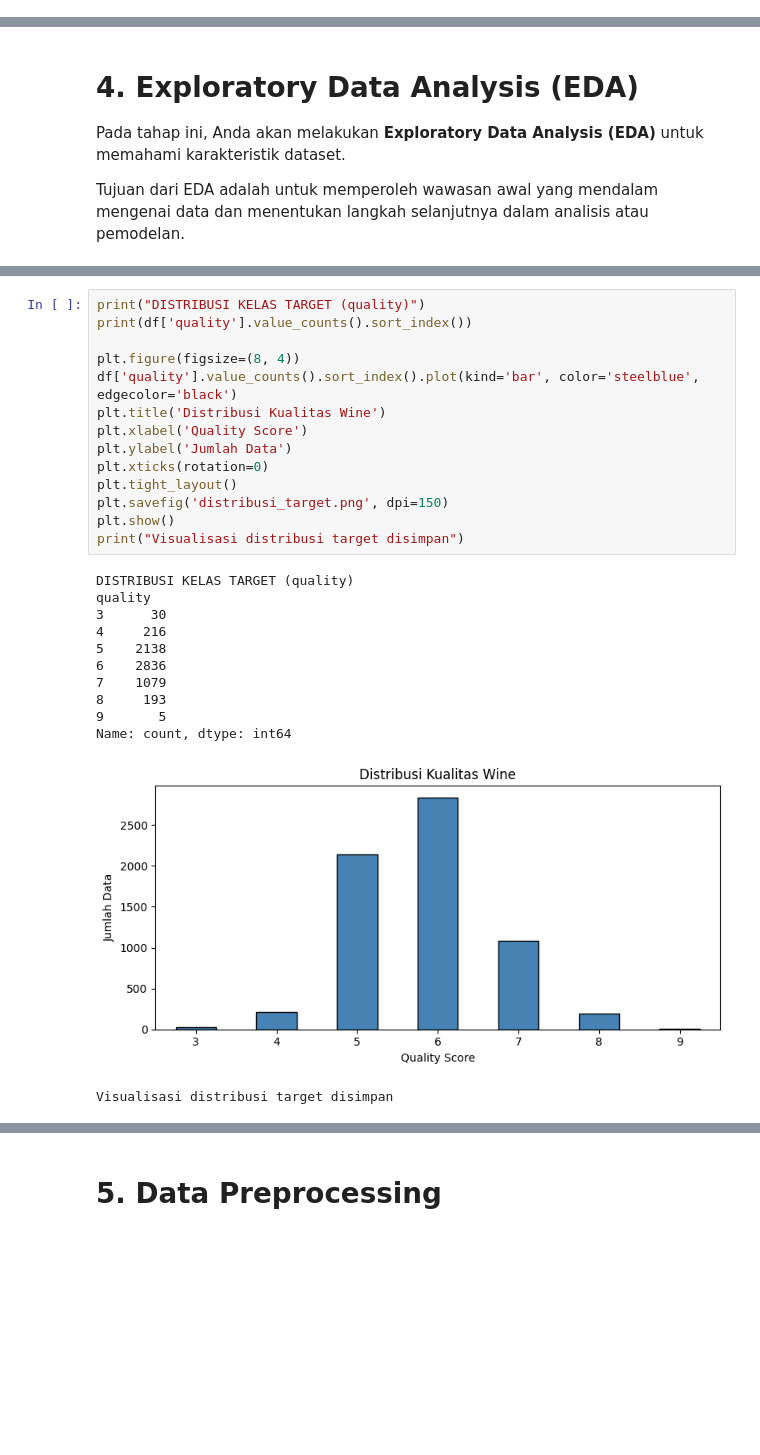
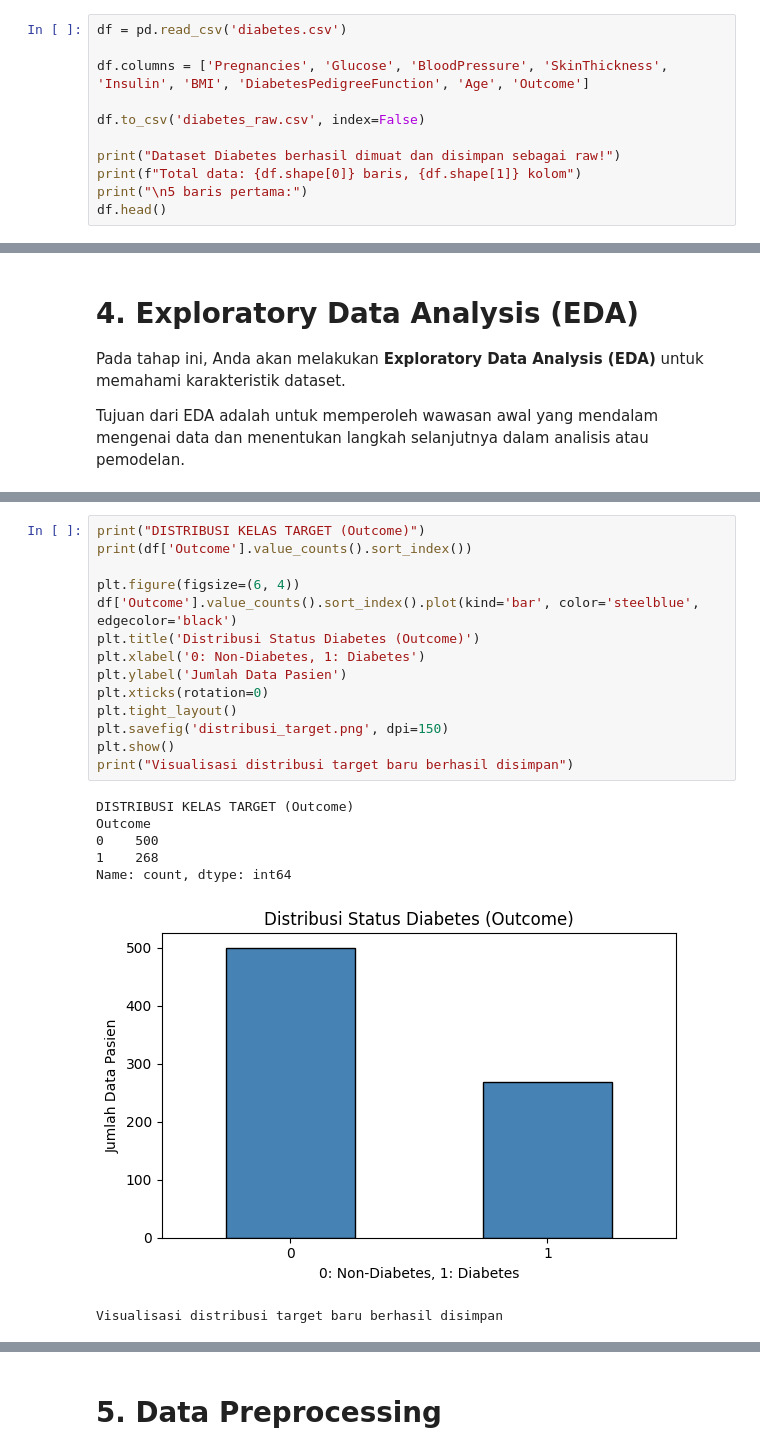
Before and after one commit to Rahmahf074/Eksperimen_SML_RahmaHidayatiFitrah, a Jupyter notebook: preprocessing/Eksperimen_RahmaHidayatiFitrah.ipynb, the cells around one changed output, grey strips where cells are left out. Cells and saved outputs as stored; diff of their text form; blank space fills up the shorter version.

```diff
--- a/preprocessing/Eksperimen_RahmaHidayatiFitrah.ipynb
+++ b/preprocessing/Eksperimen_RahmaHidayatiFitrah.ipynb
@@ -115,0 +80,11 @@ Total gabungan   : 6497 baris, 13 kolom
+# %%
+df = pd.read_csv('diabetes.csv')
+
+df.columns = ['Pregnancies', 'Glucose', 'BloodPressure', 'SkinThickness', 'Insulin', 'BMI', 'DiabetesPedigreeFunction', 'Age', 'Outcome']
+
+df.to_csv('diabetes_raw.csv', index=False)
+
+print("Dataset Diabetes berhasil dimuat dan disimpan sebagai raw!")
+print(f"Total data: {df.shape[0]} baris, {df.shape[1]} kolom")
+print("\n5 baris pertama:")
+df.head()
@@ -180,30 +167,25 @@ STATISTIK DESKRIPTIF
 # %%
-print("DISTRIBUSI KELAS TARGET (quality)")
-print(df['quality'].value_counts().sort_index())
+print("DISTRIBUSI KELAS TARGET (Outcome)")
+print(df['Outcome'].value_counts().sort_index())
 
-plt.figure(figsize=(8, 4))
-df['quality'].value_counts().sort_index().plot(kind='bar', color='steelblue', edgecolor='black')
-plt.title('Distribusi Kualitas Wine')
-plt.xlabel('Quality Score')
-plt.ylabel('Jumlah Data')
+plt.figure(figsize=(6, 4))
+df['Outcome'].value_counts().sort_index().plot(kind='bar', color='steelblue', edgecolor='black')
+plt.title('Distribusi Status Diabetes (Outcome)')
+plt.xlabel('0: Non-Diabetes, 1: Diabetes')
+plt.ylabel('Jumlah Data Pasien')
 plt.xticks(rotation=0)
 plt.tight_layout()
 plt.savefig('distribusi_target.png', dpi=150)
 plt.show()
-print("Visualisasi distribusi target disimpan")
+print("Visualisasi distribusi target baru berhasil disimpan")
 # %% [output]
-DISTRIBUSI KELAS TARGET (quality)
-quality
-3      30
-4     216
-5    2138
-6    2836
-7    1079
-8     193
-9       5
+DISTRIBUSI KELAS TARGET (Outcome)
+Outcome
+0    500
+1    268
 Name: count, dtype: int64
-[figure, old version]
+[figure, new version]
-Visualisasi distribusi target disimpan
+Visualisasi distribusi target baru berhasil disimpan
 # %%
 plt.figure(figsize=(12, 8))
 sns.heatmap(df.corr(), annot=True, fmt='.2f', cmap='coolwarm', linewidths=0.5)
```
Also changed, not shown: parts of 12 cells of this notebook, 2 other files.
